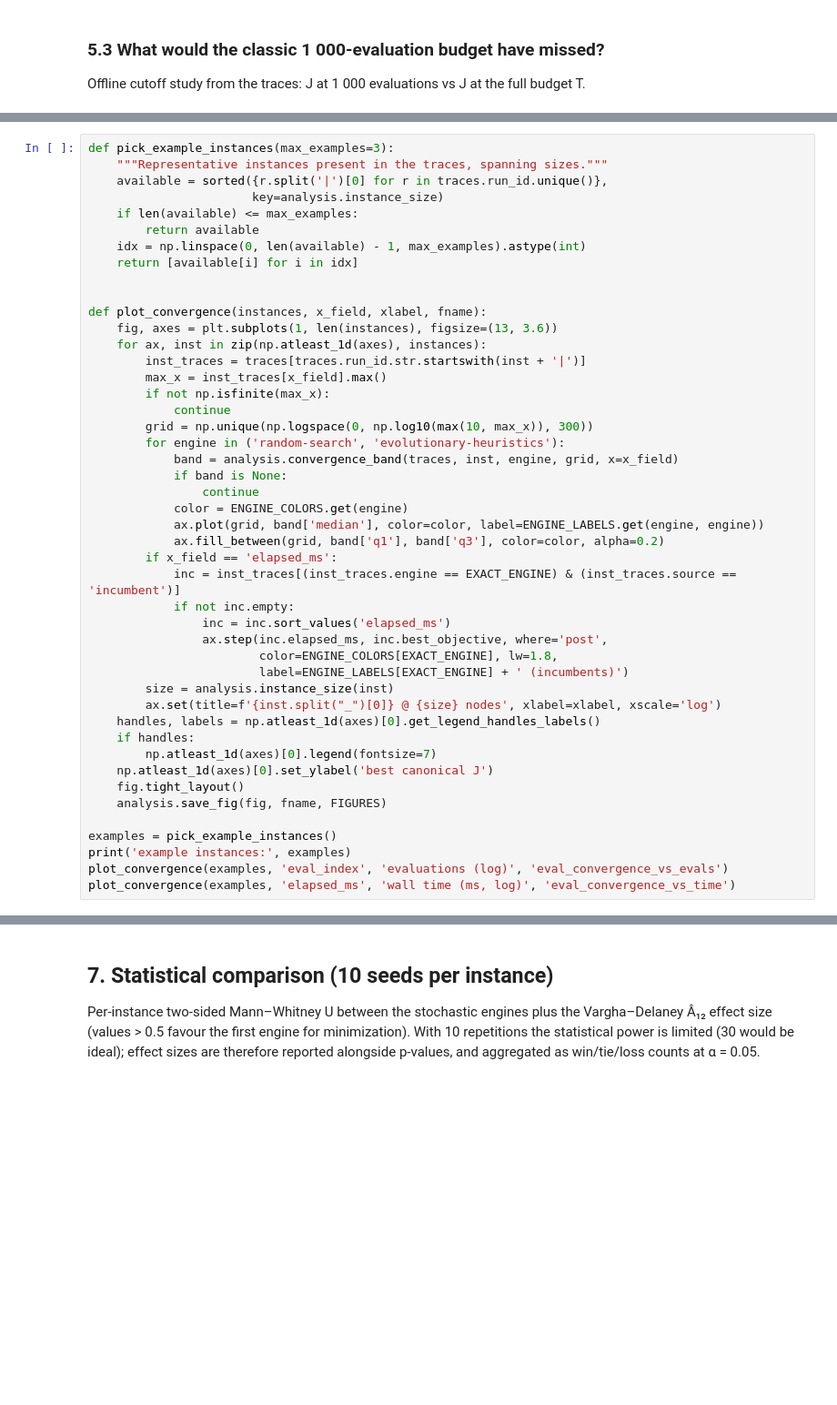
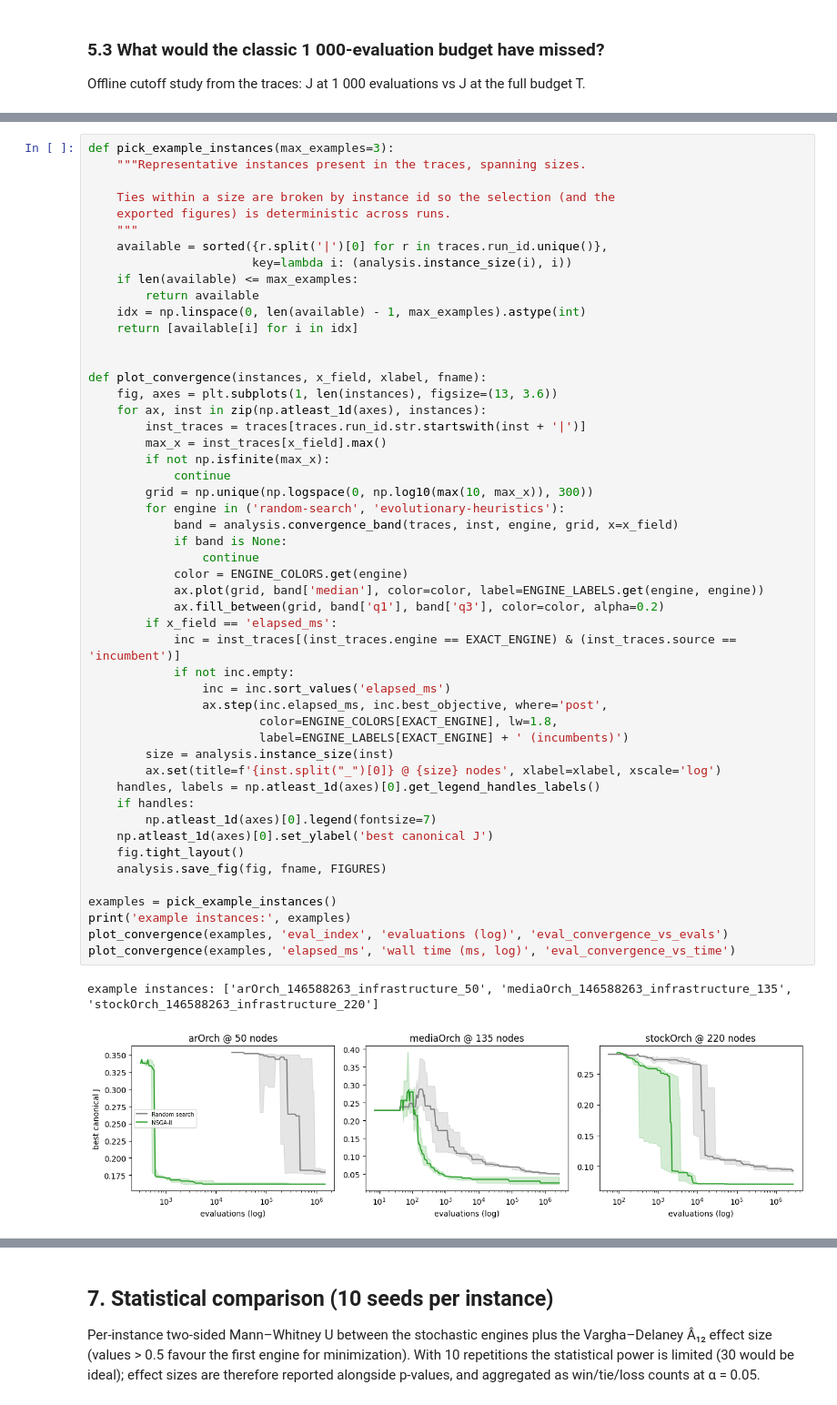
Before and after one commit to isa-group/OpenBinding, a Jupyter notebook: experimentation/icsoc/notebooks/03_results_evaluation.ipynb, the cells around one changed output, grey strips where cells are left out. Shown at 91% size. Cells and saved outputs as stored; diff of their text form; blank space fills up the shorter version.

```diff
--- a/experimentation/icsoc/notebooks/03_results_evaluation.ipynb
+++ b/experimentation/icsoc/notebooks/03_results_evaluation.ipynb
@@ -481,8 +602,12 @@ box) and `eval_*.png` (preview):
 # %%
 def pick_example_instances(max_examples=3):
-    """Representative instances present in the traces, spanning sizes."""
+    """Representative instances present in the traces, spanning sizes.
+
+    Ties within a size are broken by instance id so the selection (and the
+    exported figures) is deterministic across runs.
+    """
     available = sorted({r.split('|')[0] for r in traces.run_id.unique()},
-                       key=analysis.instance_size)
+                       key=lambda i: (analysis.instance_size(i), i))
     if len(available) <= max_examples:
         return available
     idx = np.linspace(0, len(available) - 1, max_examples).astype(int)
@@ -497,30 +622,33 @@ def plot_convergence(instances, x_field, xlabel, fname):
         if not np.isfinite(max_x):
             continue
         grid = np.unique(np.logspace(0, np.log10(max(10, max_x)), 300))
         for engine in ('random-search', 'evolutionary-heuristics'):
             band = analysis.convergence_band(traces, inst, engine, grid, x=x_field)
             if band is None:
                 continue
             color = ENGINE_COLORS.get(engine)
             ax.plot(grid, band['median'], color=color, label=ENGINE_LABELS.get(engine, engine))
             ax.fill_between(grid, band['q1'], band['q3'], color=color, alpha=0.2)
         if x_field == 'elapsed_ms':
             inc = inst_traces[(inst_traces.engine == EXACT_ENGINE) & (inst_traces.source == 'incumbent')]
             if not inc.empty:
                 inc = inc.sort_values('elapsed_ms')
                 ax.step(inc.elapsed_ms, inc.best_objective, where='post',
                         color=ENGINE_COLORS[EXACT_ENGINE], lw=1.8,
                         label=ENGINE_LABELS[EXACT_ENGINE] + ' (incumbents)')
         size = analysis.instance_size(inst)
         ax.set(title=f'{inst.split("_")[0]} @ {size} nodes', xlabel=xlabel, xscale='log')
     handles, labels = np.atleast_1d(axes)[0].get_legend_handles_labels()
     if handles:
         np.atleast_1d(axes)[0].legend(fontsize=7)
     np.atleast_1d(axes)[0].set_ylabel('best canonical J')
     fig.tight_layout()
     analysis.save_fig(fig, fname, FIGURES)
 
 examples = pick_example_instances()
 print('example instances:', examples)
 plot_convergence(examples, 'eval_index', 'evaluations (log)', 'eval_convergence_vs_evals')
 plot_convergence(examples, 'elapsed_ms', 'wall time (ms, log)', 'eval_convergence_vs_time')
+# %% [output]
+example instances: ['arOrch_146588263_infrastructure_50', 'mediaOrch_146588263_infrastructure_135', 'stockOrch_146588263_infrastructure_220']
+[figure, added]
```
Also changed, not shown: parts of 25 cells of this notebook, 10 other files.
